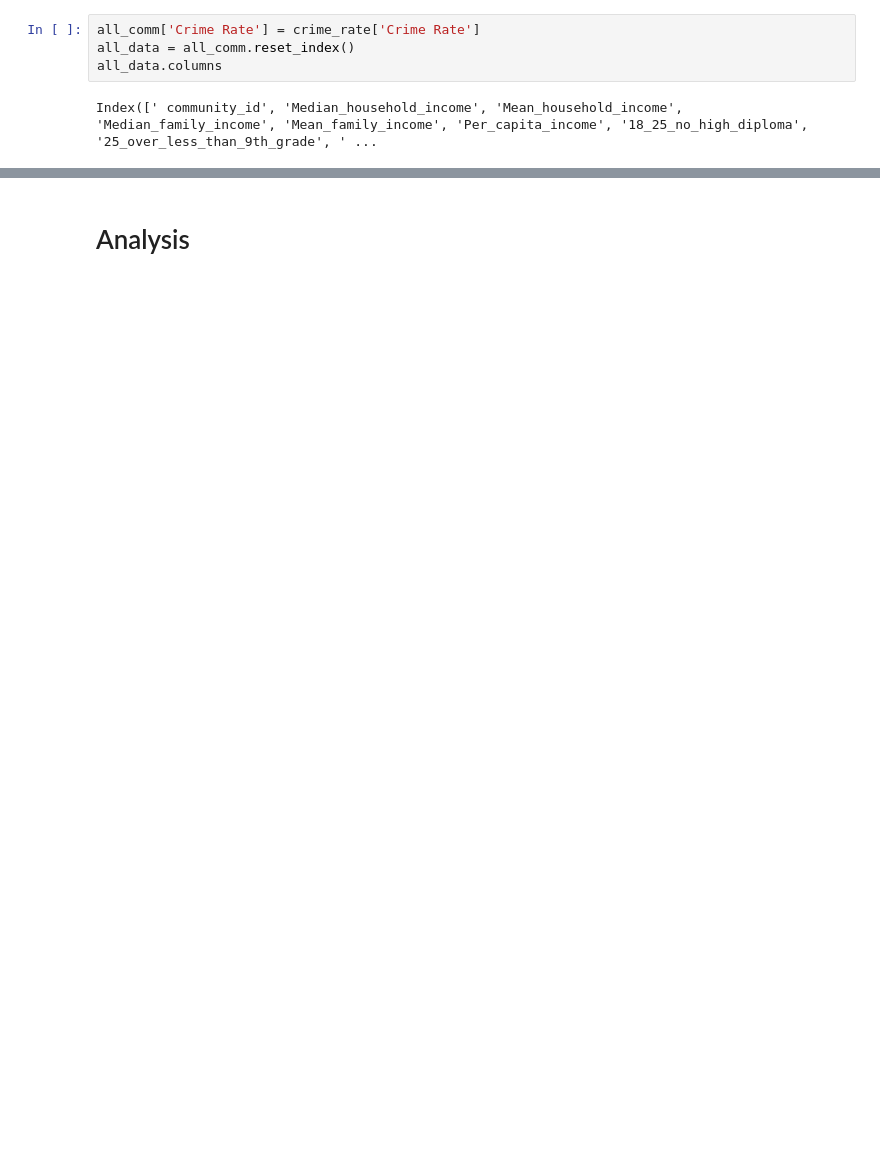
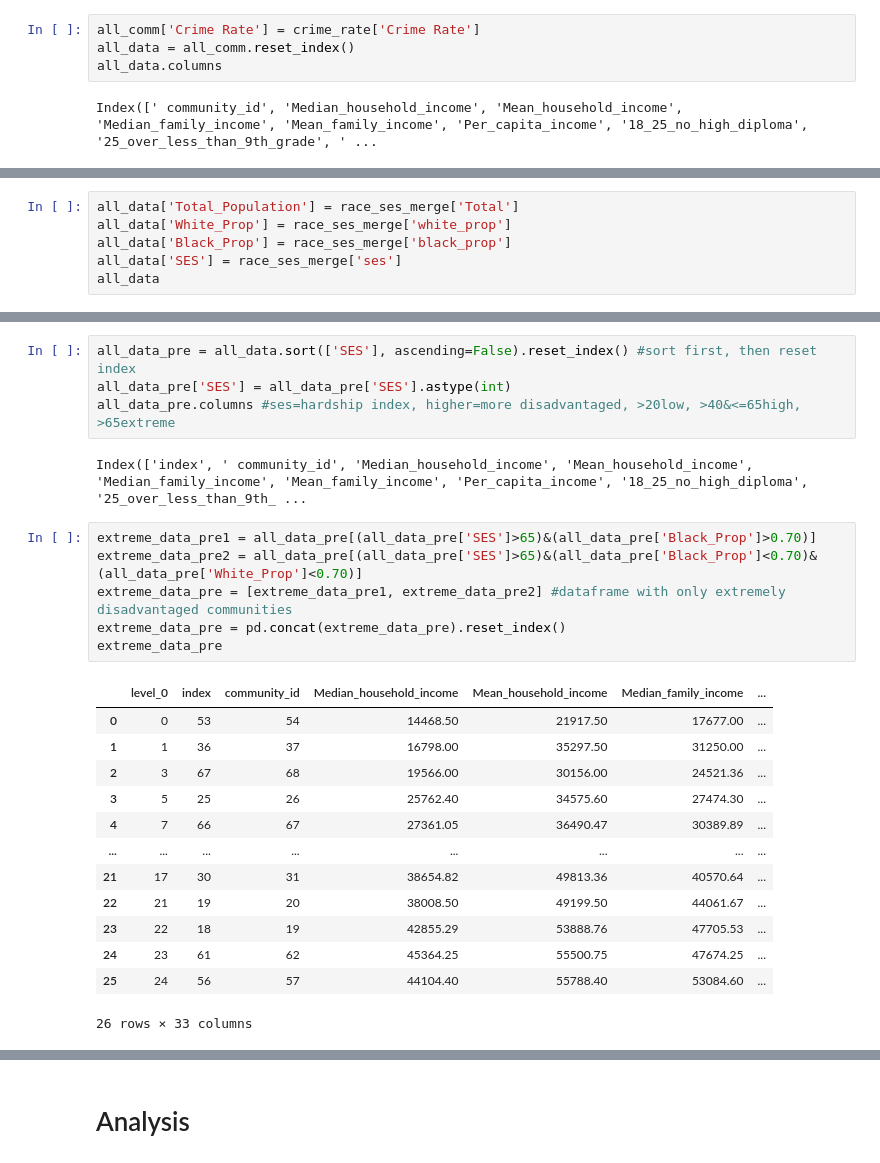
Before and after one commit to JennieQu/final_project_jennie_wisaam_hector, a Jupyter notebook: Pre_Analysis.ipynb, the cells around one changed output, grey strips where cells are left out. Drawn from its saved outputs; the diff is of its cells as text; blank space fills up the shorter version.

```diff
--- a/Pre_Analysis.ipynb
+++ b/Pre_Analysis.ipynb
@@ -487,0 +490,6 @@ all_data
+# %%
+all_data['Total_Population'] = race_ses_merge['Total']
+all_data['White_Prop'] = race_ses_merge['white_prop']
+all_data['Black_Prop'] = race_ses_merge['black_prop']
+all_data['SES'] = race_ses_merge['ses']
+all_data
@@ -487,0 +510,26 @@ all_data
+# %%
+all_data_pre = all_data.sort(['SES'], ascending=False).reset_index() #sort first, then reset index
+all_data_pre['SES'] = all_data_pre['SES'].astype(int)
+all_data_pre.columns #ses=hardship index, higher=more disadvantaged, >20low, >40&<=65high, >65extreme
+# %% [output]
+Index(['index', ' community_id', 'Median_household_income', 'Mean_household_income', 'Median_family_income', 'Mean_family_income', 'Per_capita_income', '18_25_no_high_diploma', '25_over_less_than_9th_ ...
+# %%
+extreme_data_pre1 = all_data_pre[(all_data_pre['SES']>65)&(all_data_pre['Black_Prop']>0.70)]
+extreme_data_pre2 = all_data_pre[(all_data_pre['SES']>65)&(all_data_pre['Black_Prop']<0.70)&(all_data_pre['White_Prop']<0.70)]
+extreme_data_pre = [extreme_data_pre1, extreme_data_pre2] #dataframe with only extremely disadvantaged communities
+extreme_data_pre = pd.concat(extreme_data_pre).reset_index()
+extreme_data_pre
+# %% [output]
+|  | level_0 | index | community_id | Median_household_income | Mean_household_income | Median_family_income | ... |
+| 0 | 0 | 53 | 54 | 14468.50 | 21917.50 | 17677.00 | ... |
+| 1 | 1 | 36 | 37 | 16798.00 | 35297.50 | 31250.00 | ... |
+| 2 | 3 | 67 | 68 | 19566.00 | 30156.00 | 24521.36 | ... |
+| 3 | 5 | 25 | 26 | 25762.40 | 34575.60 | 27474.30 | ... |
+| 4 | 7 | 66 | 67 | 27361.05 | 36490.47 | 30389.89 | ... |
+| ... | ... | ... | ... | ... | ... | ... | ... |
+| 21 | 17 | 30 | 31 | 38654.82 | 49813.36 | 40570.64 | ... |
+| 22 | 21 | 19 | 20 | 38008.50 | 49199.50 | 44061.67 | ... |
+| 23 | 22 | 18 | 19 | 42855.29 | 53888.76 | 47705.53 | ... |
+| 24 | 23 | 61 | 62 | 45364.25 | 55500.75 | 47674.25 | ... |
+| 25 | 24 | 56 | 57 | 44104.40 | 55788.40 | 53084.60 | ... |
+26 rows × 33 columns
```
Also changed, not shown: parts of 5 cells of this notebook.
